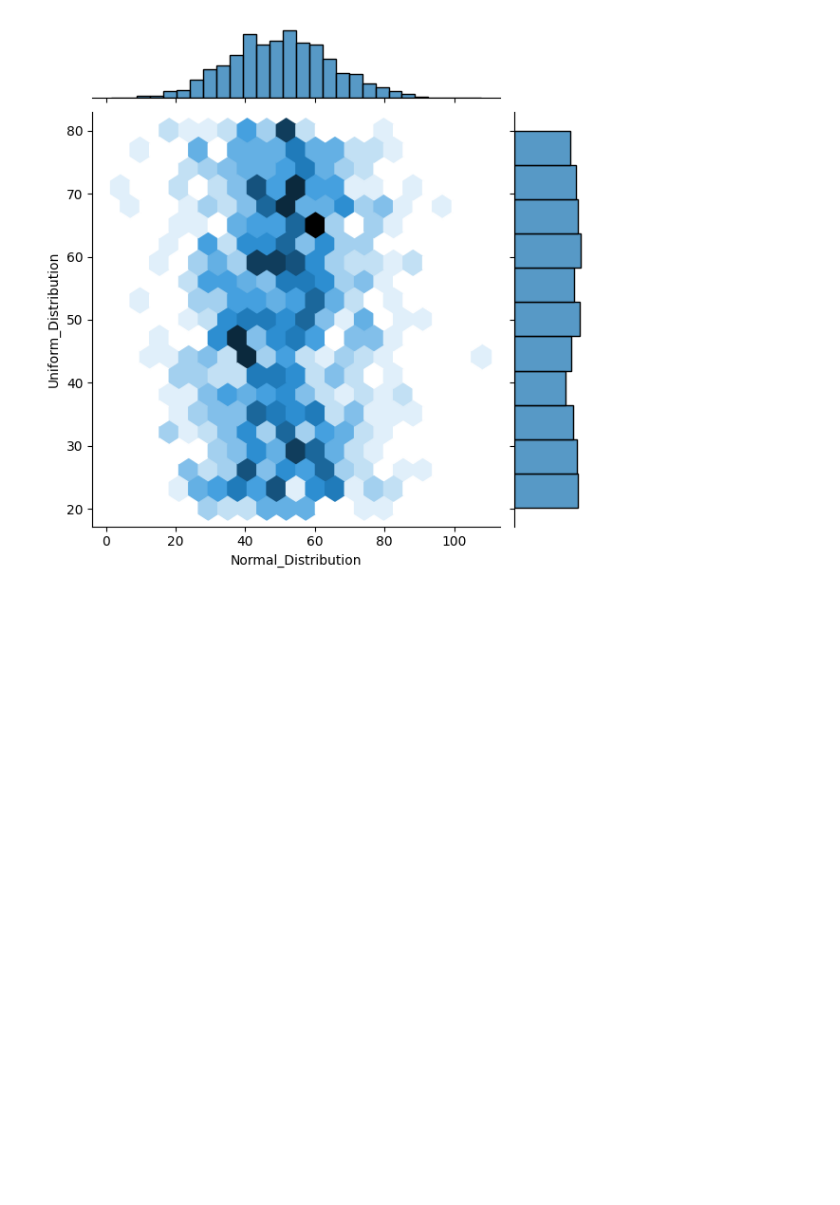
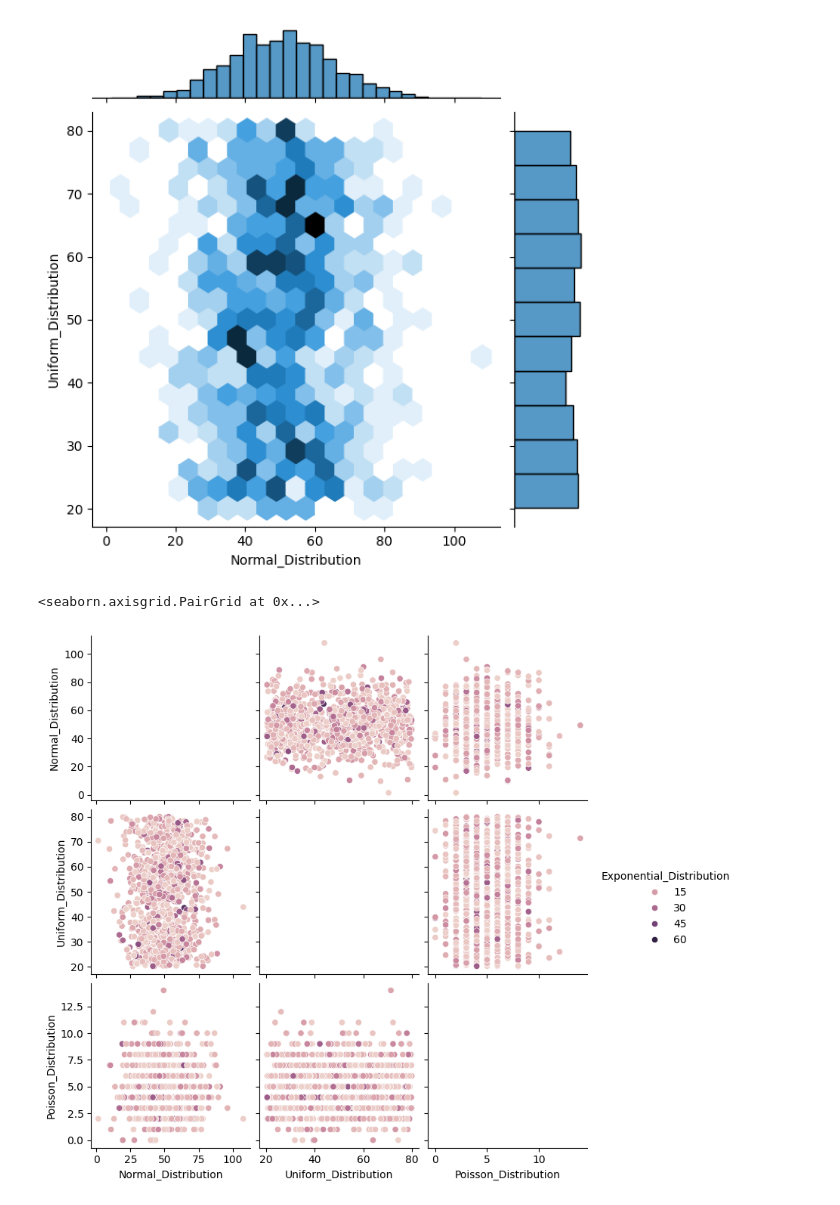
Before and after one commit to season1314/da, a Jupyter notebook: w10.ipynb, the cells around one changed output. Saved outputs shown, nothing was run; the diff lists cells and outputs as text; code cells hidden in the pictures; blank space fills up the shorter version.

```diff
--- a/w10.ipynb
+++ b/w10.ipynb
@@ -41,3 +41,8 @@ sns.jointplot(x='Normal_Distribution', y='Uniform_Distribution', data=tips, kind
 # %% [output]
 <seaborn.axisgrid.JointGrid at 0x...>
 [figure]
+# %%
+sns.pairplot(tips, hue="Exponential_Distribution")
+# %% [output]
+<seaborn.axisgrid.PairGrid at 0x...>
+[figure, added]
```
Also changed, not shown: parts of 3 cells of this notebook.
